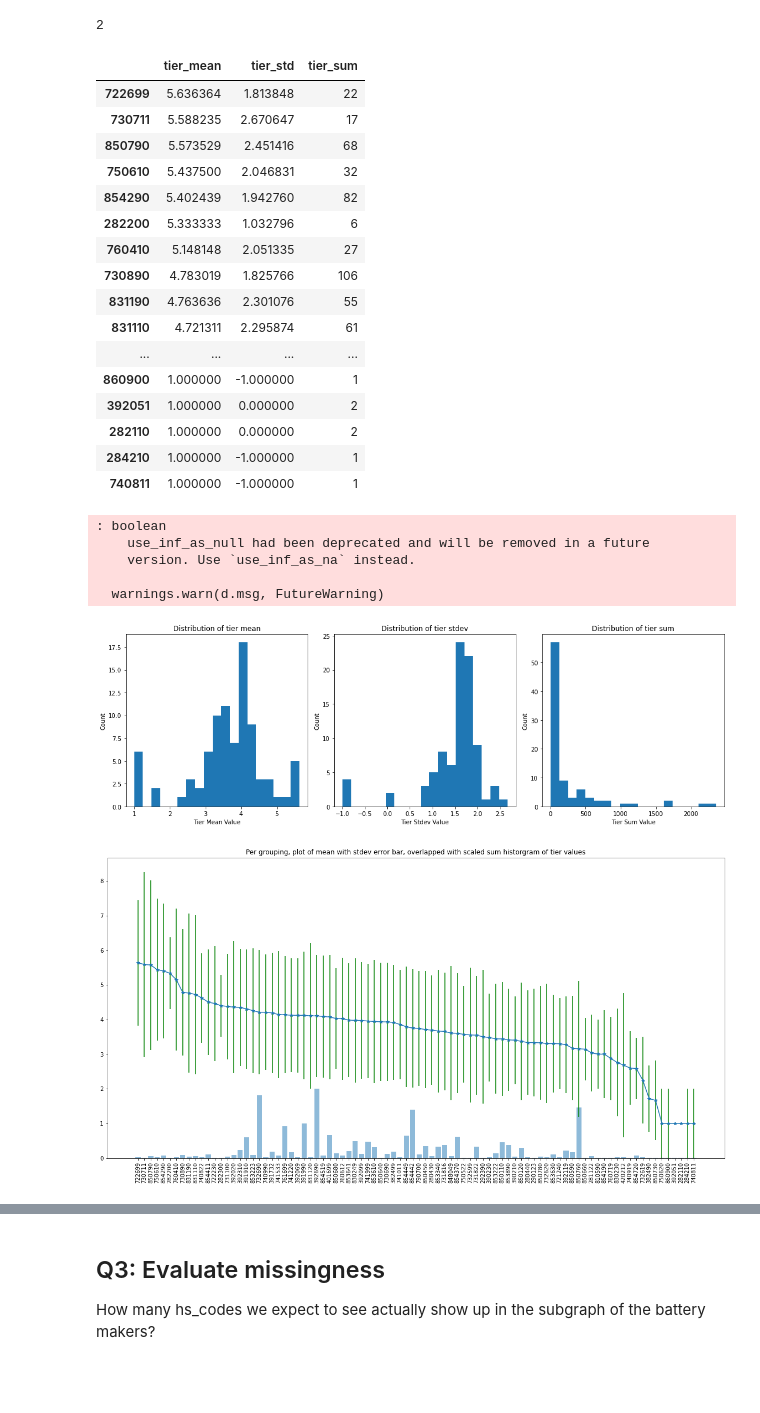
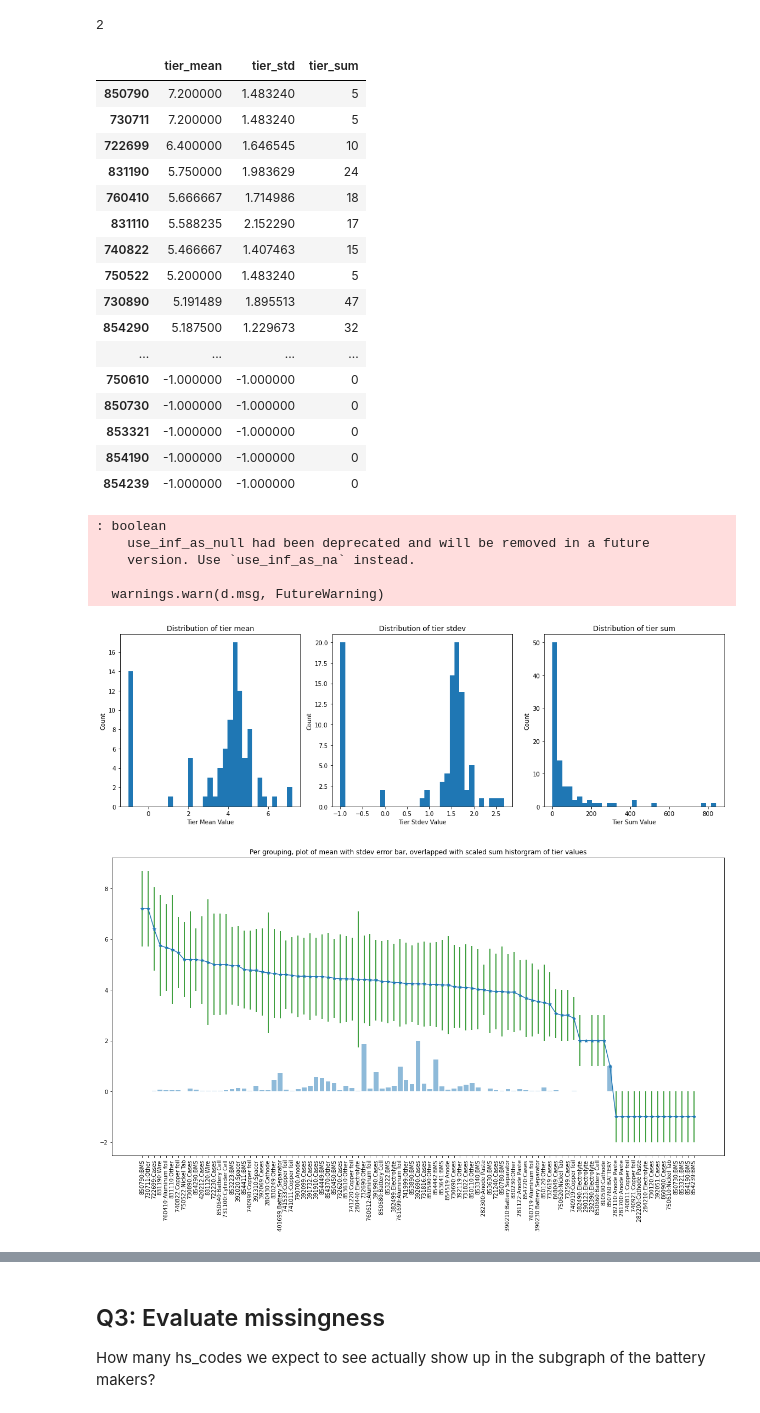
Before and after one commit to juandifers/supply-chain-model, a Jupyter notebook: battery_subgraph_reconstruction.ipynb, the cells around one changed output, grey strips where cells are left out. Cells and saved outputs as stored; diff of their text form; code cells hidden in the pictures; blank space fills up the shorter version.

Commit message:
[fix, wip] Readjusted battery subgraph BFS, additional evaluate missingness

```diff
--- a/battery_subgraph_reconstruction.ipynb
+++ b/battery_subgraph_reconstruction.ipynb
@@ -170,0 +185,8 @@ def construct_battery_subgraph(suppliers, tiers, early_stop=True, as_nx=False, n
+# %%
+# print out the df that has cycles
+MAX_TIER = 100
+for bat in battery_suppliers:
+    battery_subgraph = construct_battery_subgraph([bat], MAX_TIER)
+    if max(battery_subgraph[0]['tier']) == battery_subgraph[1]:
+        display(battery_subgraph[0])
+        print(battery_subgraph[1])
@@ -176,13 +220,13 @@ MAX_TIER = 100
 ## Q1: as tier increases, when does the graph die? (trend: tier vs num_new_row)
 # %%
 # Q1.1: Size of graph (num_node) for each battery supplier (largest to smallest, top 100)
-dict_ = {'supplier_t' : [], 'size' : []}
-for bat in battery_suppliers:
-    battery_subgraph = construct_battery_subgraph([bat], MAX_TIER)
+dict_ = {'supplier_t' : [], 'num_txn' : []}
+for supplier in battery_suppliers:
+    battery_subgraph = construct_battery_subgraph([supplier], MAX_TIER)
     assert(battery_subgraph[1] < MAX_TIER)
 
-    dict_['supplier_t'].append(bat)
-    dict_['size'].append(len(battery_subgraph[0]))
+    dict_['supplier_t'].append(supplier)
+    dict_['num_txn'].append(len(battery_subgraph[0]))
 df = pd.DataFrame(dict_)
 display(df)
 # %% [output]
@@ -253,7 +298,7 @@ def calculate_tier_info(hs6_dict, grouping=None):
         values = []
         for hs6 in grouping[key]:
             values += hs6_dict[hs6]
-        mean = statistics.mean(values)
+        mean = statistics.mean(values) if len(values) > 0 else -1
         std = statistics.stdev(values) if len(values) > 1 else -1 # If stdev not applicable, use -1
         summ = len(values)
         hs6_group_dict[key] = [mean, std, summ]
@@ -264,7 +309,19 @@ def calculate_tier_info(hs6_dict, grouping=None):
 # Sanity check: info of BATTERY = 850760 row
 # Sanity check: the ordering of index (hs6 code) should resemble BOM tree, not necessarily numerically equally-spaced
 # %%
-def plot_tier_info(df):
+def plot_tier_info(df, category_label=False):
+    # Add category label to hs code df index
+    if category_label:
+        category_index = []
+        for hs6 in df.index:
+            if hs6 in INV_BATTERY_PARTS_DICT:
+                category_index.append(hs6 + ":" + INV_BATTERY_PARTS_DICT[hs6])
+            else:
+                category_index.append(hs6 + ":" + "Other")
+        df["temp"] = category_index
+        df = df.set_index("temp")
+
+
     # Plot of distribution of mean, sum, std
     plt.subplots(figsize=(15, 5))
 
@@ -311,36 +368,36 @@ def plot_tier_info(df):
 # %%
 # Q2.1: Per hs_code, how does the graph look like?
 df = calculate_tier_info(hs6_dict)
 pd.set_option('display.max_rows', 100)
 display(df)
 pd.reset_option("all")
 
-plot_tier_info(df)
+plot_tier_info(df, True)
 # %% [output]
 |  | tier_mean | tier_std | tier_sum |
-| 722699 | 5.636364 | 1.813848 | 22 |
-| 730711 | 5.588235 | 2.670647 | 17 |
-| 850790 | 5.573529 | 2.451416 | 68 |
-| 750610 | 5.437500 | 2.046831 | 32 |
-| 854290 | 5.402439 | 1.942760 | 82 |
-| 282200 | 5.333333 | 1.032796 | 6 |
-| 760410 | 5.148148 | 2.051335 | 27 |
-| 730890 | 4.783019 | 1.825766 | 106 |
-| 831190 | 4.763636 | 2.301076 | 55 |
-| 831110 | 4.721311 | 2.295874 | 61 |
+| 850790 | 7.200000 | 1.483240 | 5 |
+| 730711 | 7.200000 | 1.483240 | 5 |
+| 722699 | 6.400000 | 1.646545 | 10 |
+| 831190 | 5.750000 | 1.983629 | 24 |
+| 760410 | 5.666667 | 1.714986 | 18 |
+| 831110 | 5.588235 | 2.152290 | 17 |
+| 740822 | 5.466667 | 1.407463 | 15 |
+| 750522 | 5.200000 | 1.483240 | 5 |
+| 730890 | 5.191489 | 1.895513 | 47 |
+| 854290 | 5.187500 | 1.229673 | 32 |
 | ... | ... | ... | ... |
-| 860900 | 1.000000 | -1.000000 | 1 |
-| 392051 | 1.000000 | 0.000000 | 2 |
-| 282110 | 1.000000 | 0.000000 | 2 |
-| 284210 | 1.000000 | -1.000000 | 1 |
-| 740811 | 1.000000 | -1.000000 | 1 |
+| 750610 | -1.000000 | -1.000000 | 0 |
+| 850730 | -1.000000 | -1.000000 | 0 |
+| 853321 | -1.000000 | -1.000000 | 0 |
+| 854190 | -1.000000 | -1.000000 | 0 |
+| 854239 | -1.000000 | -1.000000 | 0 |
 : boolean
     use_inf_as_null had been deprecated and will be removed in a future
     version. Use `use_inf_as_na` instead.
 
   warnings.warn(d.msg, FutureWarning)
-[figure, old version]
+[figure, new version]
-[figure, old version]
+[figure, new version]
 # %%
 # Q2.2: Per bom grouping, how does the graph look like?
 df = calculate_tier_info(hs6_dict, BATTERY_PARTS_DICT)
```
Also changed, not shown: parts of 13 cells of this notebook.
